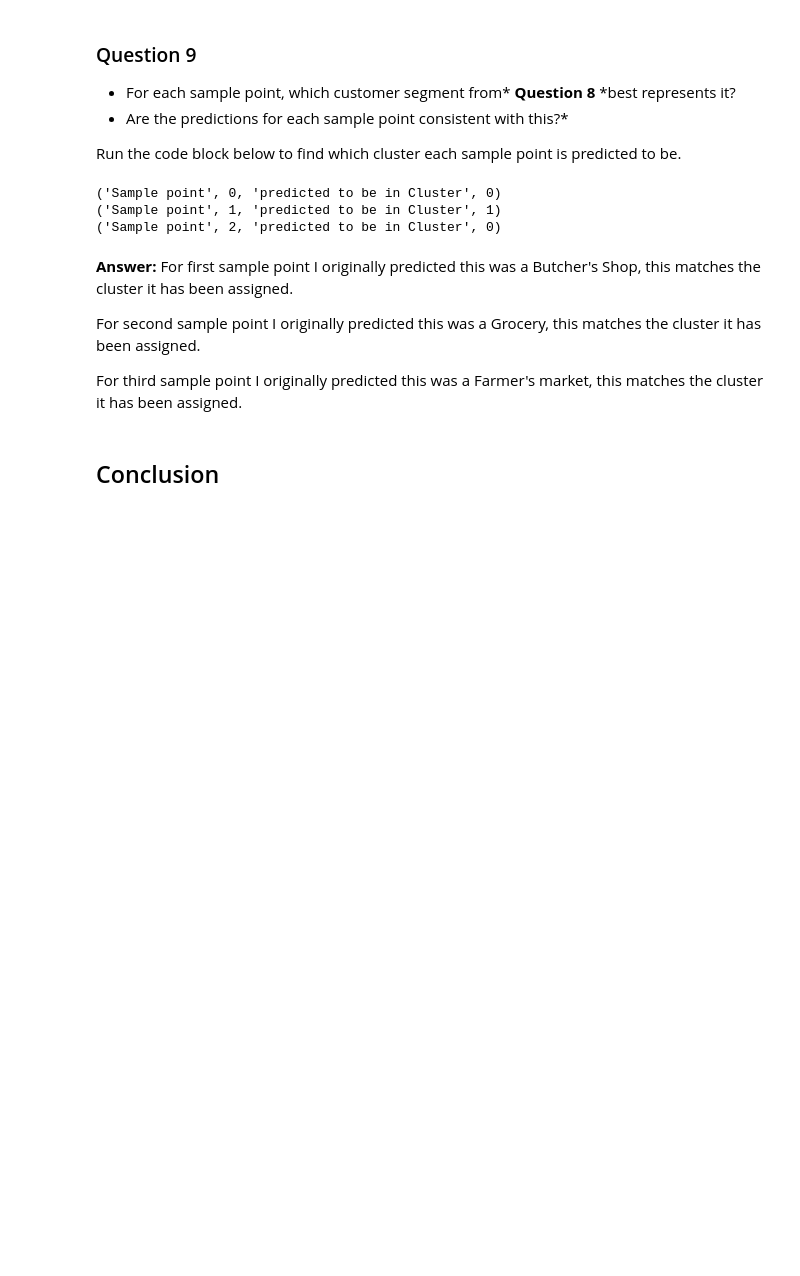
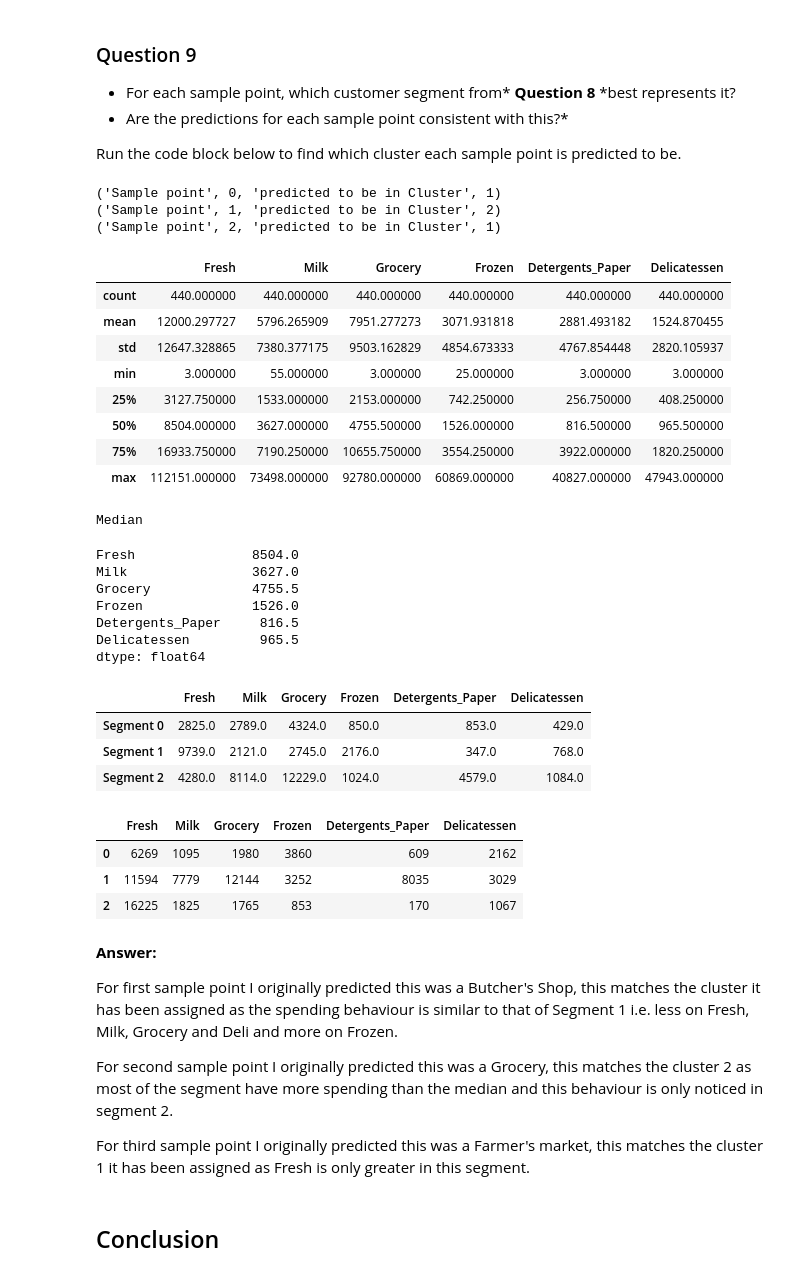
Before and after one commit to DimoMohit/customer_segments, a Jupyter notebook: customer_segments.ipynb, the cells around one changed output. Drawn from its saved outputs; the diff is of its cells as text; code cells hidden in the pictures; blank space fills up the shorter version.

```diff
--- a/customer_segments.ipynb
+++ b/customer_segments.ipynb
@@ -653,19 +653,51 @@ While a customer assigned to Cluster 1 most likely represents some type of Resta
 Run the code block below to find which cluster each sample point is predicted to be.
 # %%
 # Display the predictions
-for i, pred in enumerate(sample_preds):
+for i, pred in enumerate(sample_preds3):
     print("Sample point", i, "predicted to be in Cluster", pred)
+
+display(data.describe())
+print('Median')
+display(data.median())
+display(true_centers)
+samples
 # %% [output]
-('Sample point', 0, 'predicted to be in Cluster', 0)
-('Sample point', 1, 'predicted to be in Cluster', 1)
-('Sample point', 2, 'predicted to be in Cluster', 0)
+('Sample point', 0, 'predicted to be in Cluster', 1)
+('Sample point', 1, 'predicted to be in Cluster', 2)
+('Sample point', 2, 'predicted to be in Cluster', 1)
+|  | Fresh | Milk | Grocery | Frozen | Detergents_Paper | Delicatessen |
+| count | 440.000000 | 440.000000 | 440.000000 | 440.000000 | 440.000000 | 440.000000 |
+| mean | 12000.297727 | 5796.265909 | 7951.277273 | 3071.931818 | 2881.493182 | 1524.870455 |
+| std | 12647.328865 | 7380.377175 | 9503.162829 | 4854.673333 | 4767.854448 | 2820.105937 |
+| min | 3.000000 | 55.000000 | 3.000000 | 25.000000 | 3.000000 | 3.000000 |
+| 25% | 3127.750000 | 1533.000000 | 2153.000000 | 742.250000 | 256.750000 | 408.250000 |
+| 50% | 8504.000000 | 3627.000000 | 4755.500000 | 1526.000000 | 816.500000 | 965.500000 |
+| 75% | 16933.750000 | 7190.250000 | 10655.750000 | 3554.250000 | 3922.000000 | 1820.250000 |
+| max | 112151.000000 | 73498.000000 | 92780.000000 | 60869.000000 | 40827.000000 | 47943.000000 |
+Median
+Fresh               8504.0
+Milk                3627.0
+Grocery             4755.5
+Frozen              1526.0
+Detergents_Paper     816.5
+Delicatessen         965.5
+dtype: float64
+|  | Fresh | Milk | Grocery | Frozen | Detergents_Paper | Delicatessen |
+| Segment 0 | 2825.0 | 2789.0 | 4324.0 | 850.0 | 853.0 | 429.0 |
+| Segment 1 | 9739.0 | 2121.0 | 2745.0 | 2176.0 | 347.0 | 768.0 |
+| Segment 2 | 4280.0 | 8114.0 | 12229.0 | 1024.0 | 4579.0 | 1084.0 |
+|  | Fresh | Milk | Grocery | Frozen | Detergents_Paper | Delicatessen |
+| 0 | 6269 | 1095 | 1980 | 3860 | 609 | 2162 |
+| 1 | 11594 | 7779 | 12144 | 3252 | 8035 | 3029 |
+| 2 | 16225 | 1825 | 1765 | 853 | 170 | 1067 |
 # %% [markdown]
 **Answer:**
-For first sample point I originally predicted this was a Butcher's Shop, this matches the cluster it has been assigned.
 
-For second sample point I originally predicted this was a Grocery, this matches the cluster it has been assigned.
+For first sample point I originally predicted this was a Butcher's Shop, this matches the cluster it has been assigned as the spending behaviour is similar to that of Segment 1 i.e. less on Fresh, Milk, Grocery and Deli and more on Frozen.
 
-For third sample point I originally predicted this was a Farmer's market, this matches the cluster it has been assigned.
+For second sample point I originally predicted this was a Grocery, this matches the cluster 2 as most of the segment have more spending than the median and this behaviour is only noticed in segment 2.
+
+For third sample point I originally predicted this was a Farmer's market, this matches the cluster 1 it has been assigned as Fresh is only greater in this segment.
 # %% [markdown]
 ## Conclusion
 # %% [markdown]
```
Also changed, not shown: parts of 8 cells of this notebook, 1 other file.
